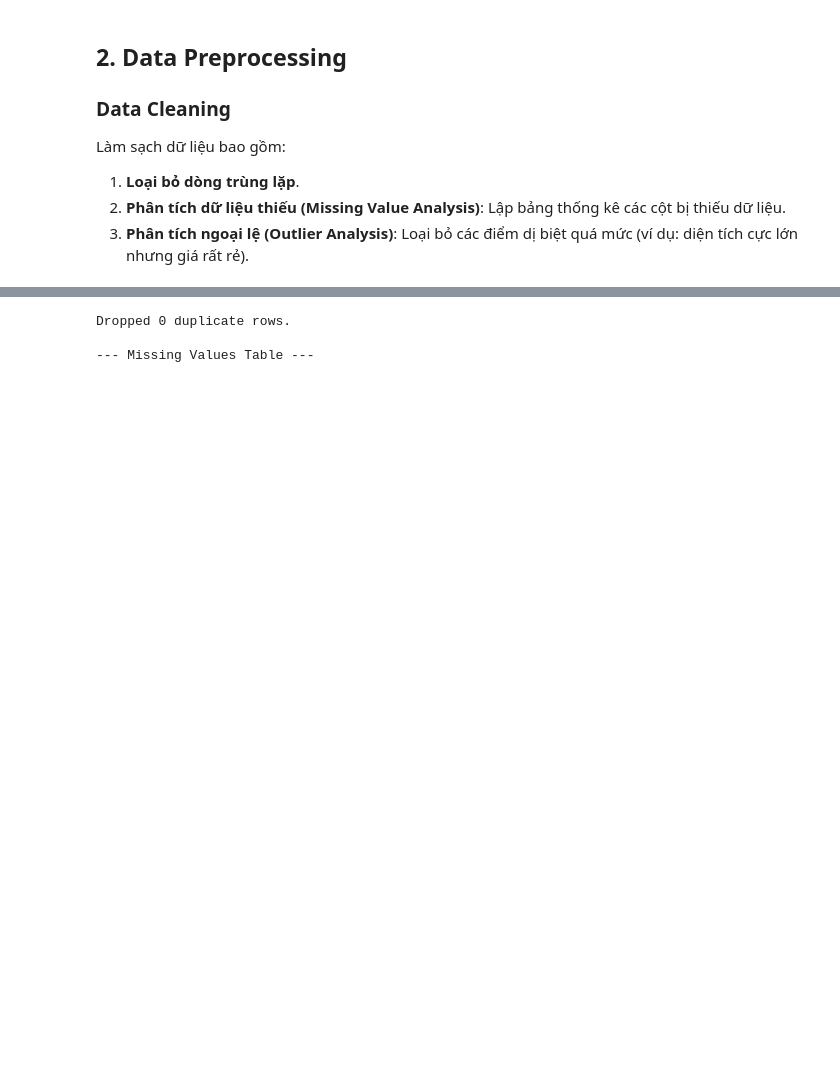
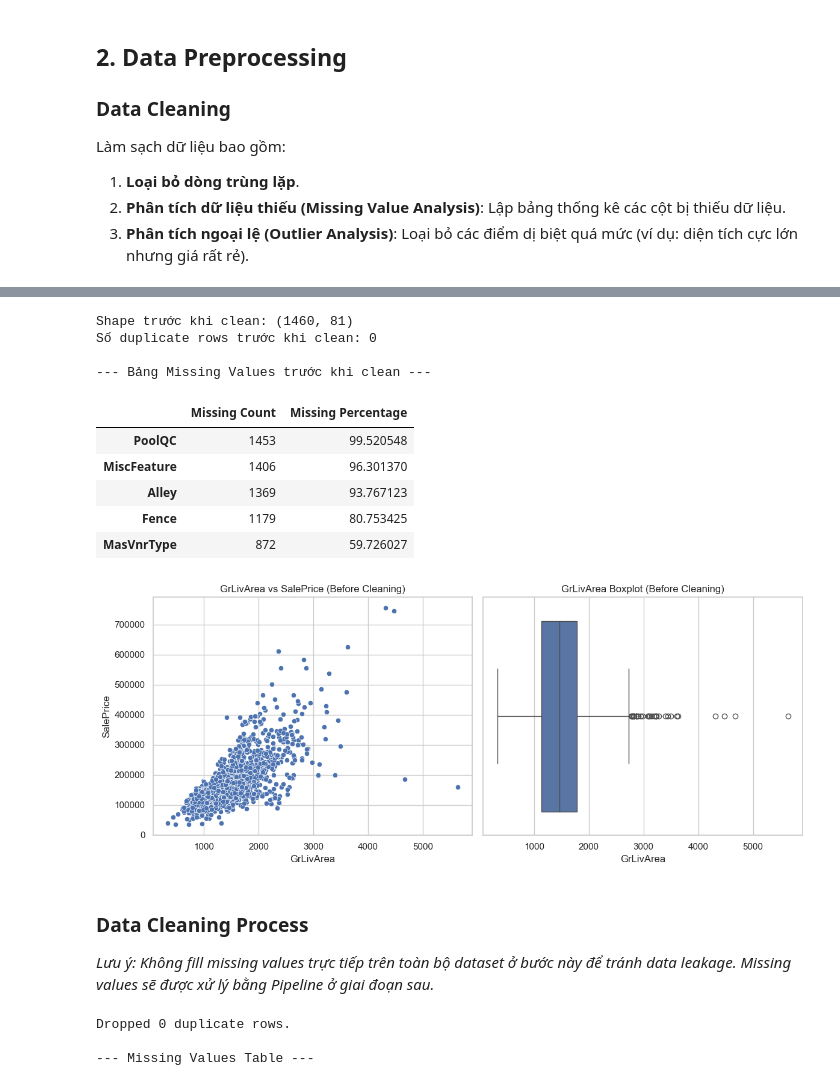
Before and after one commit to Tuvienn/linear-learning-house-price, a Jupyter notebook: evaluation/linear_regression.ipynb, the cells around one changed output, grey strips where cells are left out. Drawn from its saved outputs; the diff is of its cells as text; code cells hidden in the pictures; blank space fills up the shorter version.

```diff
--- a/evaluation/linear_learning.ipynb
+++ b/evaluation/linear_regression.ipynb
@@ -100 +145,38 @@ Làm sạch dữ liệu bao gồm:
+# %%
+rows_before_cleaning = df.shape[0]
+duplicate_rows_before = df.duplicated().sum()
+
+print(f"Shape trước khi clean: {df.shape}")
+print(f"Số duplicate rows trước khi clean: {duplicate_rows_before}")
+
+missing_before = df.isnull().sum()
+missing_before_df = pd.DataFrame({'Missing Count': missing_before, 'Missing Percentage': (missing_before / len(df)) * 100})
+missing_before_df = missing_before_df[missing_before_df['Missing Count'] > 0].sort_values(by='Missing Percentage', ascending=False)
+print("\n--- Bảng Missing Values trước khi clean ---")
+display(missing_before_df.head())
+
+fig, axes = plt.subplots(1, 2, figsize=(12, 5))
+
+sns.scatterplot(data=df, x='GrLivArea', y='SalePrice', ax=axes[0])
+axes[0].set_title('GrLivArea vs SalePrice (Before Cleaning)')
+
+sns.boxplot(data=df, x='GrLivArea', ax=axes[1])
+axes[1].set_title('GrLivArea Boxplot (Before Cleaning)')
+plt.tight_layout()
+plt.show()
+# %% [output]
+Shape trước khi clean: (1460, 81)
+Số duplicate rows trước khi clean: 0
+
+--- Bảng Missing Values trước khi clean ---
+|  | Missing Count | Missing Percentage |
+| PoolQC | 1453 | 99.520548 |
+| MiscFeature | 1406 | 96.301370 |
+| Alley | 1369 | 93.767123 |
+| Fence | 1179 | 80.753425 |
+| MasVnrType | 872 | 59.726027 |
+[figure, added]
+# %% [markdown]
+### Data Cleaning Process
+*Lưu ý: Không fill missing values trực tiếp trên toàn bộ dataset ở bước này để tránh data leakage. Missing values sẽ được xử lý bằng Pipeline ở giai đoạn sau.*
 # %%
```
Also changed, not shown: parts of 6 cells of this notebook, 1 other file.
